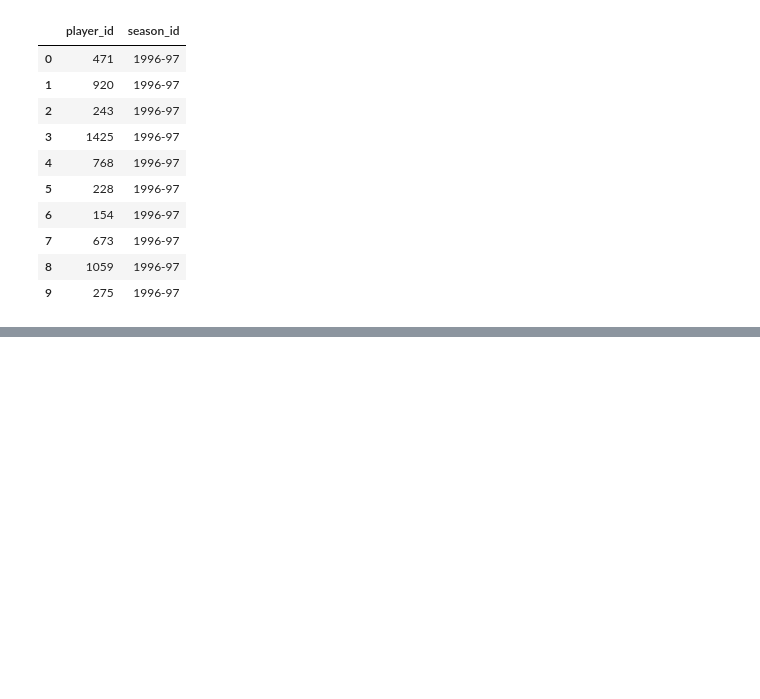
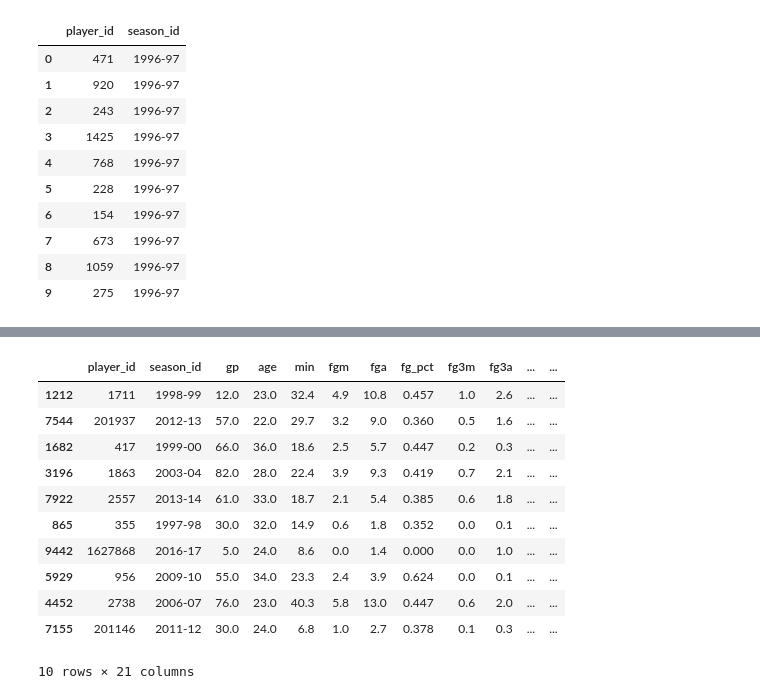
Before and after one commit to FrancisChung/udemy-nba-model-python, a Jupyter notebook: projection-model/Pandas.ipynb, the cells around one changed output, grey strips where cells are left out. Saved outputs shown, nothing was run; the diff lists cells and outputs as text; code cells hidden in the pictures; blank space fills up the shorter version.

```diff
--- a/projection-model/Pandas.ipynb
+++ b/projection-model/Pandas.ipynb
@@ -147,0 +200,15 @@ df.head(10)
+# %%
+df.sample(10)
+# %% [output]
+|  | player_id | season_id | gp | age | min | fgm | fga | fg_pct | fg3m | fg3a | ... | ... |
+| 1212 | 1711 | 1998-99 | 12.0 | 23.0 | 32.4 | 4.9 | 10.8 | 0.457 | 1.0 | 2.6 | ... | ... |
+| 7544 | 201937 | 2012-13 | 57.0 | 22.0 | 29.7 | 3.2 | 9.0 | 0.360 | 0.5 | 1.6 | ... | ... |
+| 1682 | 417 | 1999-00 | 66.0 | 36.0 | 18.6 | 2.5 | 5.7 | 0.447 | 0.2 | 0.3 | ... | ... |
+| 3196 | 1863 | 2003-04 | 82.0 | 28.0 | 22.4 | 3.9 | 9.3 | 0.419 | 0.7 | 2.1 | ... | ... |
+| 7922 | 2557 | 2013-14 | 61.0 | 33.0 | 18.7 | 2.1 | 5.4 | 0.385 | 0.6 | 1.8 | ... | ... |
+| 865 | 355 | 1997-98 | 30.0 | 32.0 | 14.9 | 0.6 | 1.8 | 0.352 | 0.0 | 0.1 | ... | ... |
+| 9442 | 1627868 | 2016-17 | 5.0 | 24.0 | 8.6 | 0.0 | 1.4 | 0.000 | 0.0 | 1.0 | ... | ... |
+| 5929 | 956 | 2009-10 | 55.0 | 34.0 | 23.3 | 2.4 | 3.9 | 0.624 | 0.0 | 0.1 | ... | ... |
+| 4452 | 2738 | 2006-07 | 76.0 | 23.0 | 40.3 | 5.8 | 13.0 | 0.447 | 0.6 | 2.0 | ... | ... |
+| 7155 | 201146 | 2011-12 | 30.0 | 24.0 | 6.8 | 1.0 | 2.7 | 0.378 | 0.1 | 0.3 | ... | ... |
+10 rows × 21 columns
```
Also changed, not shown: parts of 18 cells of this notebook.
